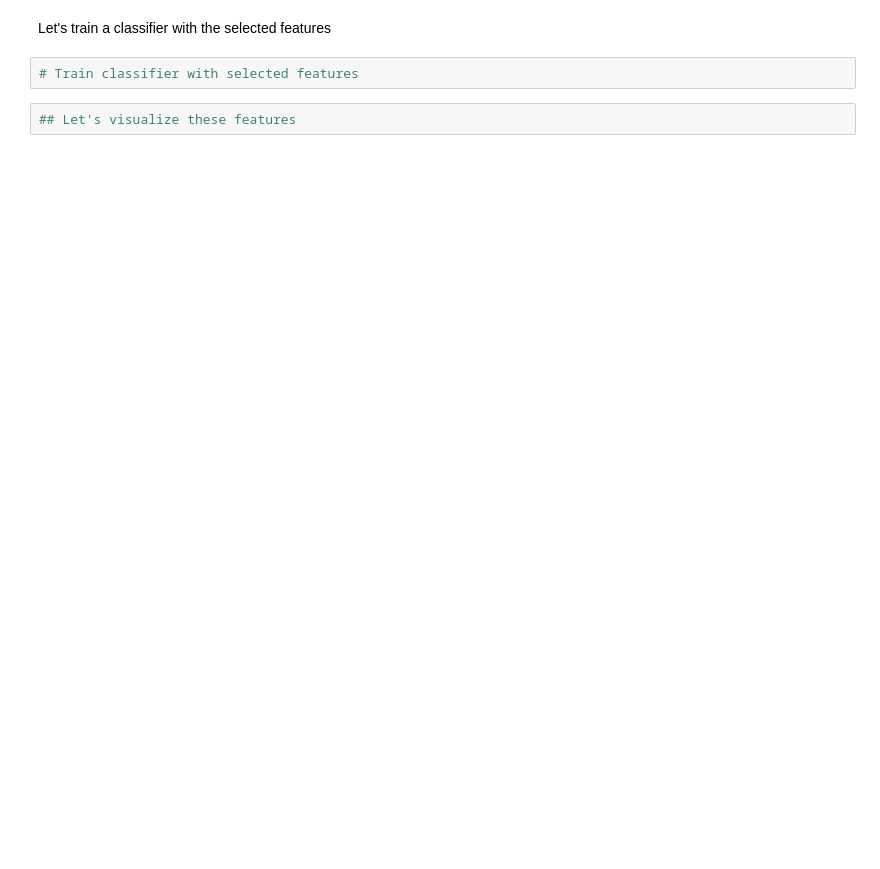
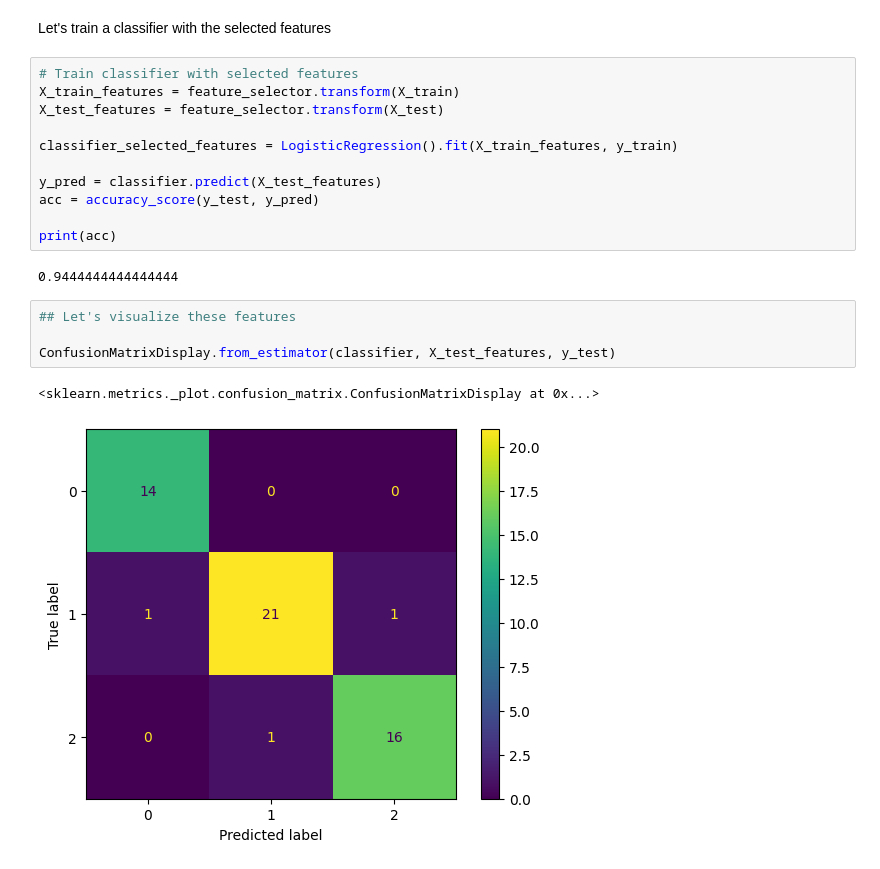
Before and after one commit to jordiSabroson/IA, a Jupyter notebook: Datasets/wine dataset.ipynb, the cells around one changed output. Cells and saved outputs as stored; diff of their text form; blank space fills up the shorter version.

```diff
--- a/Datasets/wine dataset.ipynb
+++ b/Datasets/wine dataset.ipynb
@@ -110,5 +131,21 @@ NameError: name 'feature_selector' is not defined
 Let's train a classifier with the selected features
 # %%
 # Train classifier with selected features
+X_train_features = feature_selector.transform(X_train)
+X_test_features = feature_selector.transform(X_test)
+
+classifier_selected_features = LogisticRegression().fit(X_train_features, y_train)
+
+y_pred = classifier.predict(X_test_features)
+acc = accuracy_score(y_test, y_pred)
+
+print(acc)
+# %% [output]
+0.9444444444444444
 # %%
 ## Let's visualize these features
+
+ConfusionMatrixDisplay.from_estimator(classifier, X_test_features, y_test)
+# %% [output]
+<sklearn.metrics._plot.confusion_matrix.ConfusionMatrixDisplay at 0x...>
+[figure, added]
```
Also changed, not shown: parts of 5 cells of this notebook, 2 other files.
